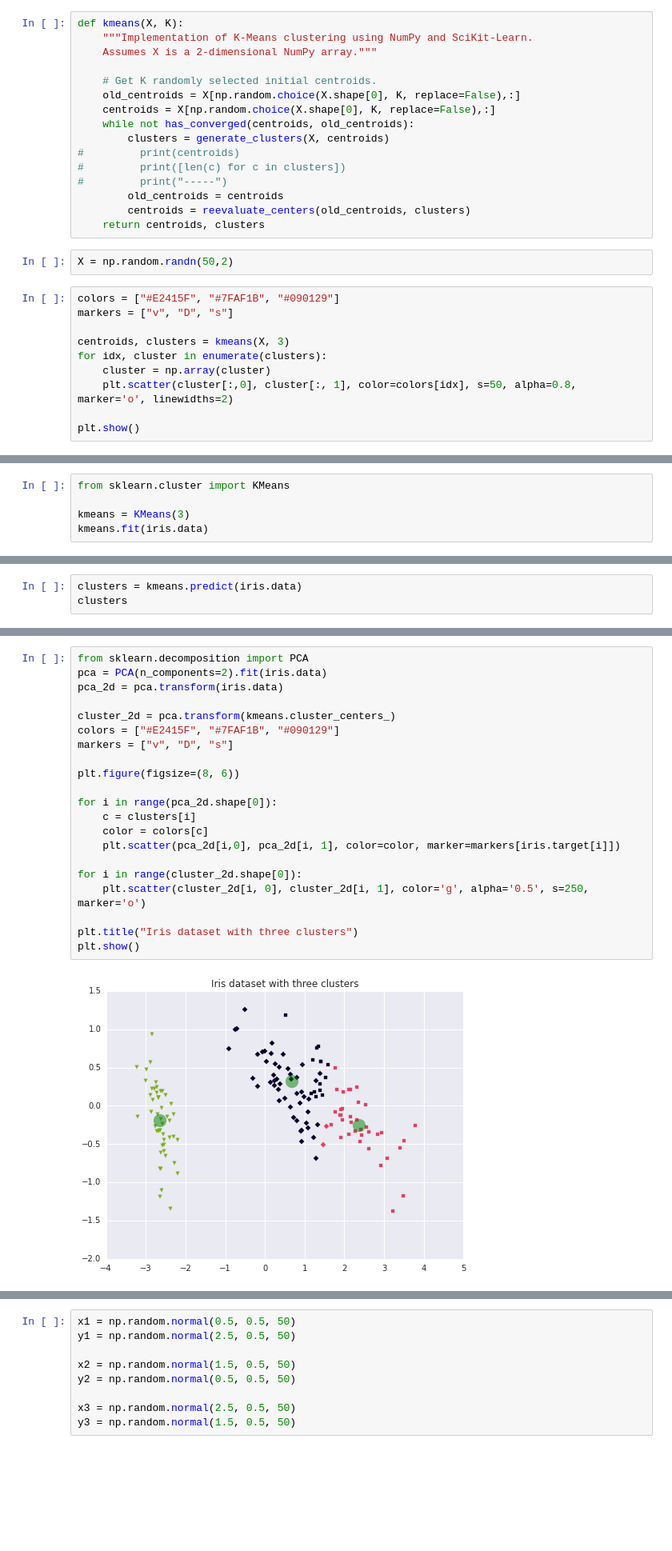
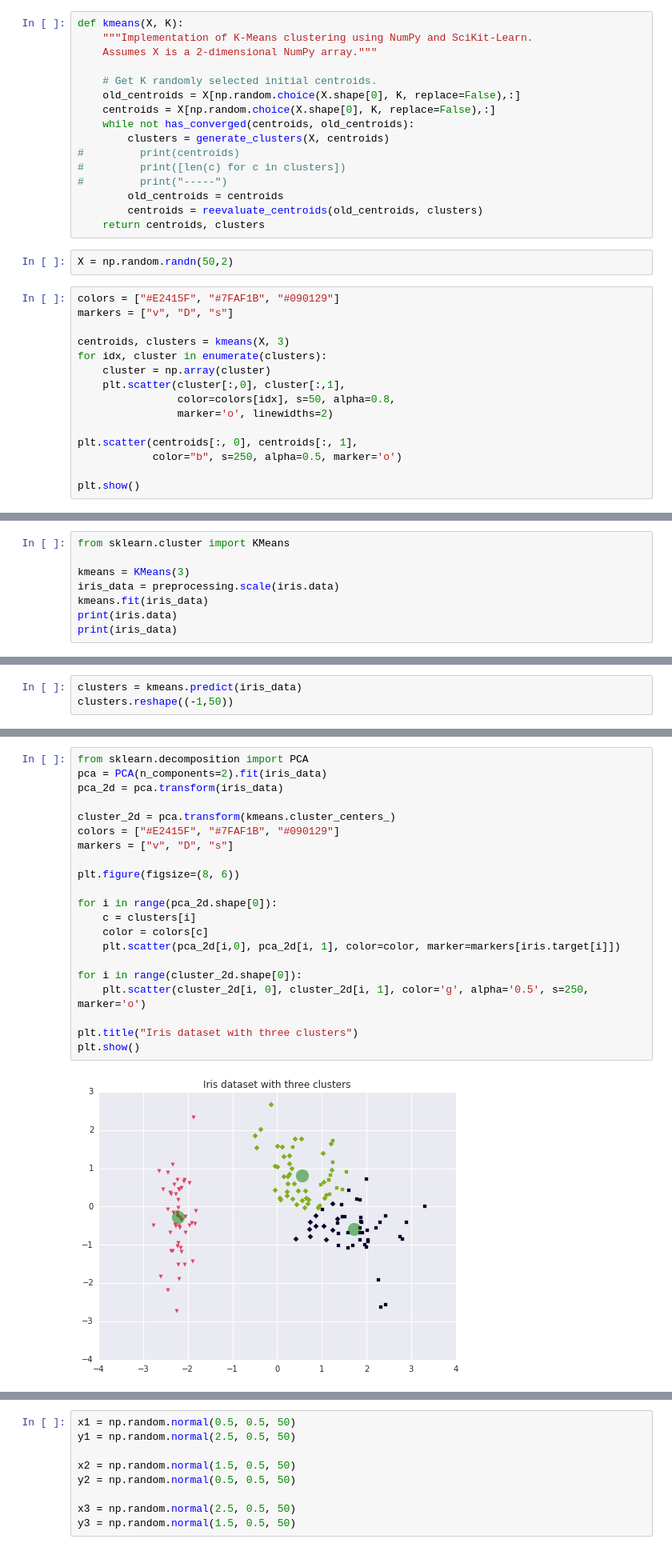
Before and after one commit to tiyd-python-2015-01/curriculum, a Jupyter notebook: notebooks/week5/07 - K-Means Clustering.ipynb, the cells around one changed output, grey strips where cells are left out. Shown at 80% size. Cells and saved outputs as stored; diff of their text form; blank space fills up the shorter version.

```diff
--- a/notebooks/week5/07 - K-Means Clustering.ipynb
+++ b/notebooks/week5/07 - K-Means Clustering.ipynb
@@ -45,7 +46,7 @@ def kmeans(X, K):
 #         print([len(c) for c in clusters])
 #         print("-----")
         old_centroids = centroids
-        centroids = reevaluate_centers(old_centroids, clusters)
+        centroids = reevaluate_centroids(old_centroids, clusters)
     return centroids, clusters
 # %%
 X = np.random.randn(50,2)
@@ -56,7 +57,12 @@ markers = ["v", "D", "s"]
 centroids, clusters = kmeans(X, 3)
 for idx, cluster in enumerate(clusters):
     cluster = np.array(cluster)
-    plt.scatter(cluster[:,0], cluster[:, 1], color=colors[idx], s=50, alpha=0.8, marker='o', linewidths=2)
+    plt.scatter(cluster[:,0], cluster[:,1],
+                color=colors[idx], s=50, alpha=0.8,
+                marker='o', linewidths=2)
+
+plt.scatter(centroids[:, 0], centroids[:, 1],
+            color="b", s=250, alpha=0.5, marker='o')
 
 plt.show()
 # %% [output]
@@ -93,5 +137,8 @@ plt.show()
 from sklearn.cluster import KMeans
 
 kmeans = KMeans(3)
-kmeans.fit(iris.data)
+iris_data = preprocessing.scale(iris.data)
+kmeans.fit(iris_data)
+print(iris.data)
+print(iris_data)
 # %% [output]
@@ -101,4 +162,4 @@ KMeans(copy_x=True, init='k-means++', max_iter=300, n_clusters=3, n_init=10,
 # %%
-clusters = kmeans.predict(iris.data)
-clusters
+clusters = kmeans.predict(iris_data)
+clusters.reshape((-1,50))
 # %% [output]
@@ -118,26 +181,26 @@ array([[ 6.85      ,  3.07368421,  5.74210526,  2.07105263],
 # %%
 from sklearn.decomposition import PCA
-pca = PCA(n_components=2).fit(iris.data)
-pca_2d = pca.transform(iris.data)
+pca = PCA(n_components=2).fit(iris_data)
+pca_2d = pca.transform(iris_data)
 
 cluster_2d = pca.transform(kmeans.cluster_centers_)
 colors = ["#E2415F", "#7FAF1B", "#090129"]
 markers = ["v", "D", "s"]
 
 plt.figure(figsize=(8, 6))
 
 for i in range(pca_2d.shape[0]):
     c = clusters[i]
     color = colors[c]
     plt.scatter(pca_2d[i,0], pca_2d[i, 1], color=color, marker=markers[iris.target[i]])
 
 for i in range(cluster_2d.shape[0]):
     plt.scatter(cluster_2d[i, 0], cluster_2d[i, 1], color='g', alpha='0.5', s=250, marker='o')
 
 plt.title("Iris dataset with three clusters")
 plt.show()
 # %% [output]
-[figure, old version]
+[figure, new version]
 # %%
 from sklearn import metrics
 print(metrics.classification_report(iris.target, clusters))
```
Also changed, not shown: parts of 12 cells of this notebook.
